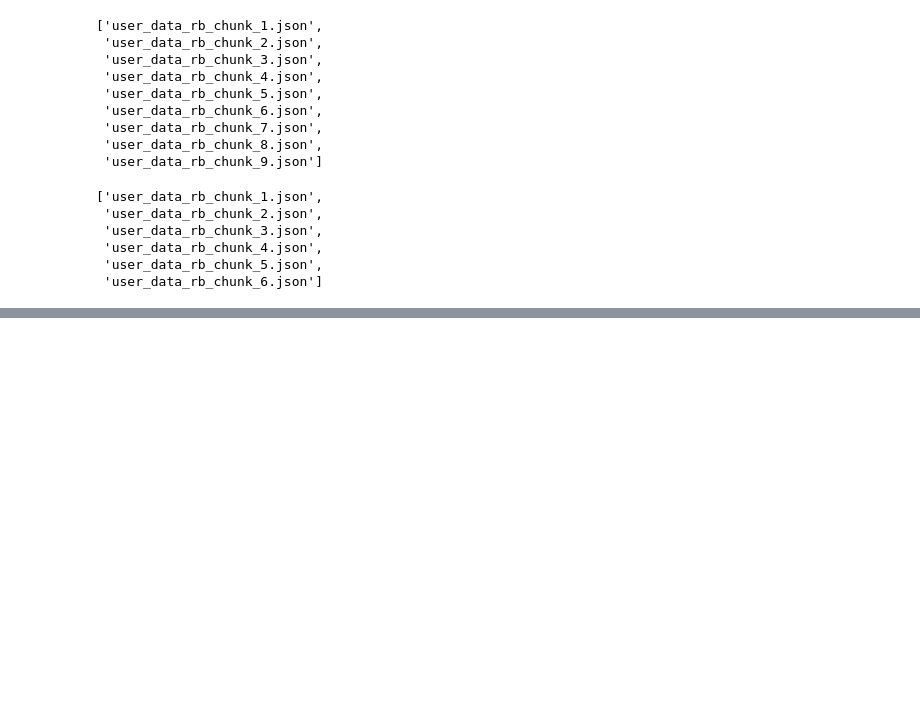
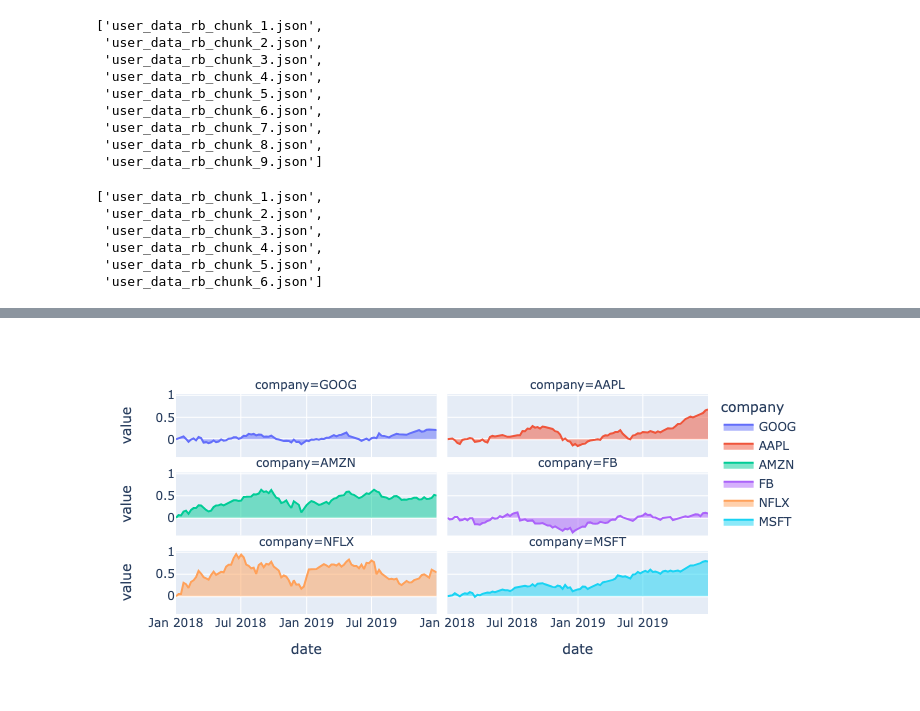
Before and after one commit to carolinejjung/tiktok-news-exposure, a Jupyter notebook: 2-collect-metadata-pyktok/timestamp_folder/time_stamp.ipynb, the cells around one changed output, grey strips where cells are left out. Drawn from its saved outputs; the diff is of its cells as text; code cells hidden in the pictures; blank space fills up the shorter version.

```diff
--- a/2-collect-metadata-pyktok/timestamp_folder/time_stamp.ipynb
+++ b/2-collect-metadata-pyktok/timestamp_folder/time_stamp.ipynb
@@ -81,0 +230,8 @@ for filename in files:
+# %%
+import plotly.express as px
+
+df = px.data.stocks(indexed=True)-1
+fig = px.area(df, facet_col="company", facet_col_wrap=2)
+fig.show()
+# %% [output]
+[figure, added]
```
Also changed, not shown: parts of 32 cells of this notebook, 2 other files.
